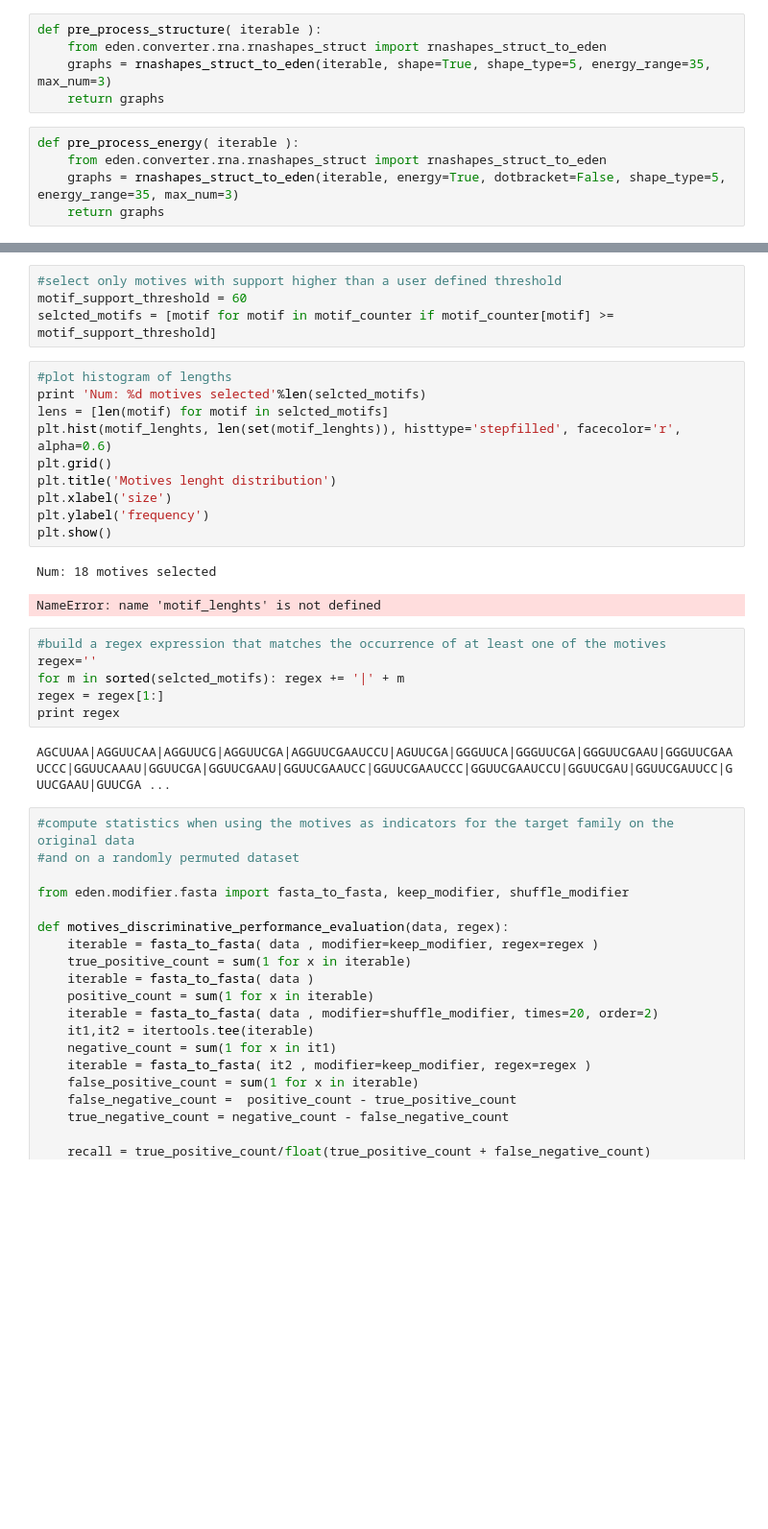
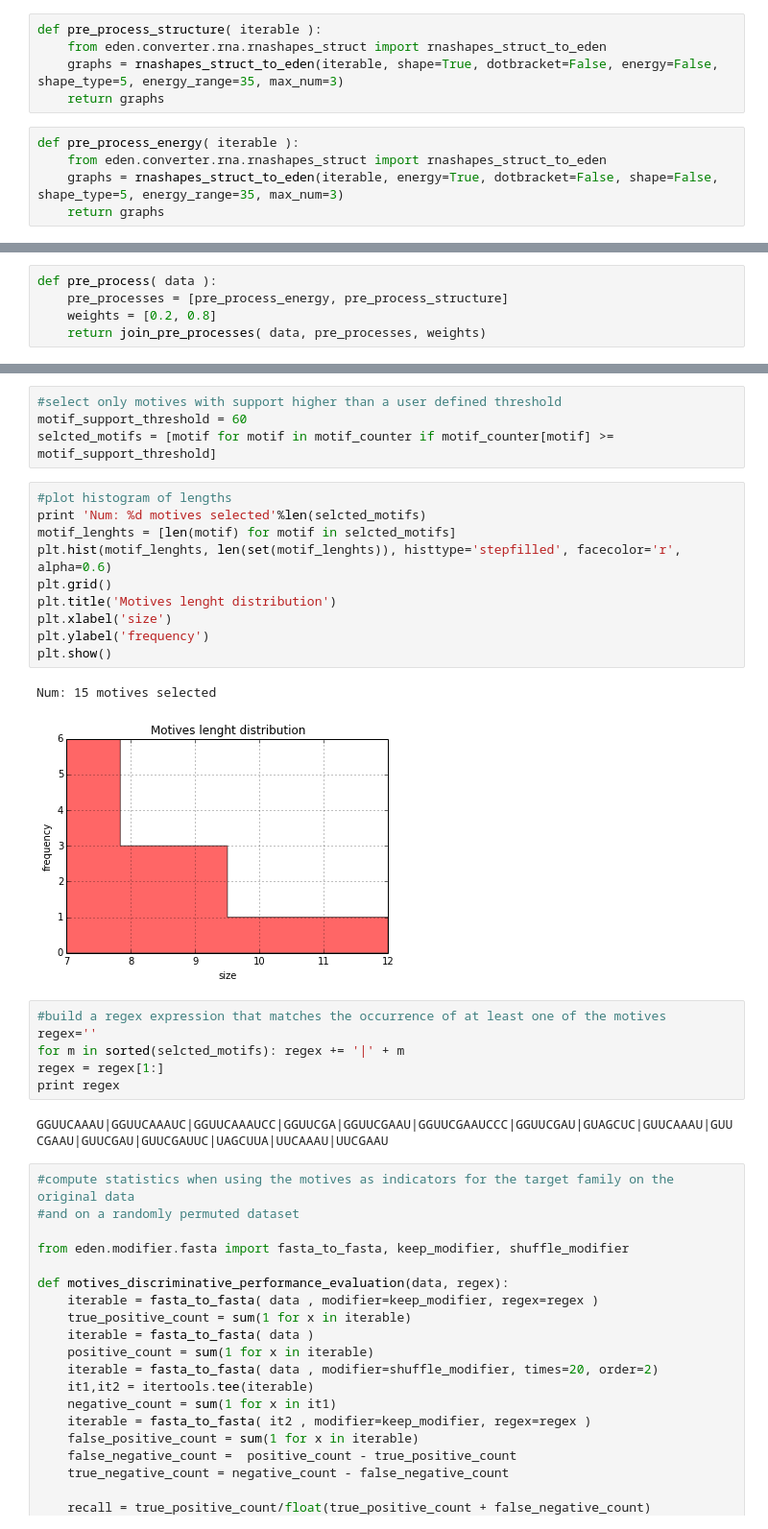
Before and after one commit to fabriziocosta/EDeN, a Jupyter notebook: examples/RNA_genome_scan_complex.ipynb, the cells around one changed output, grey strips where cells are left out. Shown at 96% size. Cells and saved outputs as stored; diff of their text form; blank space fills up the shorter version.

```diff
--- a/examples/RNA_genome_scan_complex.ipynb
+++ b/examples/RNA_genome_scan_complex.ipynb
@@ -43,12 +45,12 @@ def pre_process_fasta( iterable ):
 # %%
 def pre_process_structure( iterable ):
     from eden.converter.rna.rnashapes_struct import rnashapes_struct_to_eden
-    graphs = rnashapes_struct_to_eden(iterable, shape=True, shape_type=5, energy_range=35, max_num=3)
+    graphs = rnashapes_struct_to_eden(iterable, shape=True, dotbracket=False, energy=False, shape_type=5, energy_range=35, max_num=3)
     return graphs
 # %%
 def pre_process_energy( iterable ):
     from eden.converter.rna.rnashapes_struct import rnashapes_struct_to_eden
-    graphs = rnashapes_struct_to_eden(iterable, energy=True, dotbracket=False, shape_type=5, energy_range=35, max_num=3)
+    graphs = rnashapes_struct_to_eden(iterable, energy=True, dotbracket=False, shape=False, shape_type=5, energy_range=35, max_num=3)
     return graphs
 # %%
 def pre_process_contraction( iterable ):
@@ -75,6 +77,11 @@ def pre_process( data ):
     pre_processes = [pre_process_energy, pre_process_rnashapes, pre_process_fasta, pre_process_structure, pre_process_contraction]
     weights = [0.4, 0.2, 0.05, 0.3, 0.05]
     return join_pre_processes( data, pre_processes, weights)
+# %%
+def pre_process( data ):
+    pre_processes = [pre_process_energy, pre_process_structure]
+    weights = [0.2, 0.8]
+    return join_pre_processes( data, pre_processes, weights)
 # %%
 rfam_id = 'RF00871' #microRNA mir-689
 rfam_id = 'RF00005' #tRNA
@@ -211,16 +217,16 @@ selcted_motifs = [motif for motif in motif_counter if motif_counter[motif] >= mo
 # %%
 #plot histogram of lengths
 print 'Num: %d motives selected'%len(selcted_motifs)
-lens = [len(motif) for motif in selcted_motifs]
+motif_lenghts = [len(motif) for motif in selcted_motifs]
 plt.hist(motif_lenghts, len(set(motif_lenghts)), histtype='stepfilled', facecolor='r', alpha=0.6)
 plt.grid()
 plt.title('Motives lenght distribution')
 plt.xlabel('size')
 plt.ylabel('frequency')
 plt.show()
 # %% [output]
-Num: 18 motives selected
+Num: 15 motives selected
-NameError: name 'motif_lenghts' is not defined
+[figure, added]
 # %%
 #build a regex expression that matches the occurrence of at least one of the motives
 regex=''
@@ -228,7 +234,7 @@ for m in sorted(selcted_motifs): regex += '|' + m
 regex = regex[1:]
 print regex
 # %% [output]
-AGCUUAA|AGGUUCAA|AGGUUCG|AGGUUCGA|AGGUUCGAAUCCU|AGUUCGA|GGGUUCA|GGGUUCGA|GGGUUCGAAU|GGGUUCGAAUCCC|GGUUCAAAU|GGUUCGA|GGUUCGAAU|GGUUCGAAUCC|GGUUCGAAUCCC|GGUUCGAAUCCU|GGUUCGAU|GGUUCGAUUCC|GUUCGAAU|GUUCGA ...
+GGUUCAAAU|GGUUCAAAUC|GGUUCAAAUCC|GGUUCGA|GGUUCGAAU|GGUUCGAAUCCC|GGUUCGAU|GUAGCUC|GUUCAAAU|GUUCGAAU|GUUCGAU|GUUCGAUUC|UAGCUUA|UUCAAAU|UUCGAAU
 # %%
 #compute statistics when using the motives as indicators for the target family on the original data
 #and on a randomly permuted dataset
```
Also changed, not shown: parts of 9 cells of this notebook, 2 other files.
